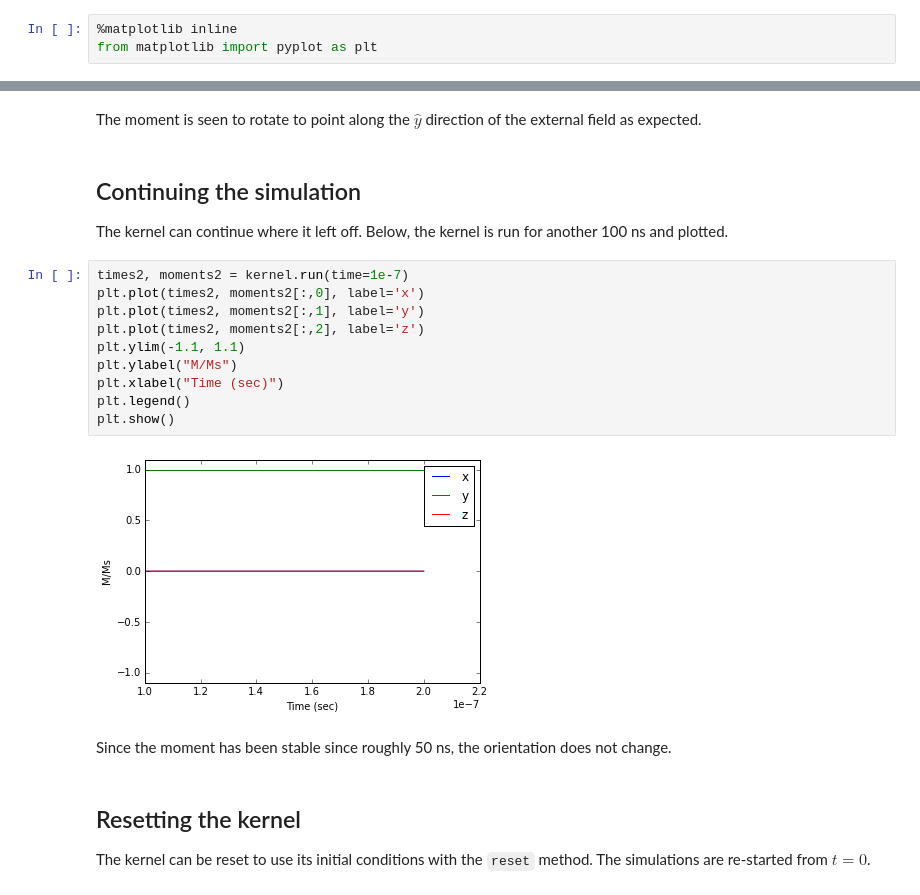
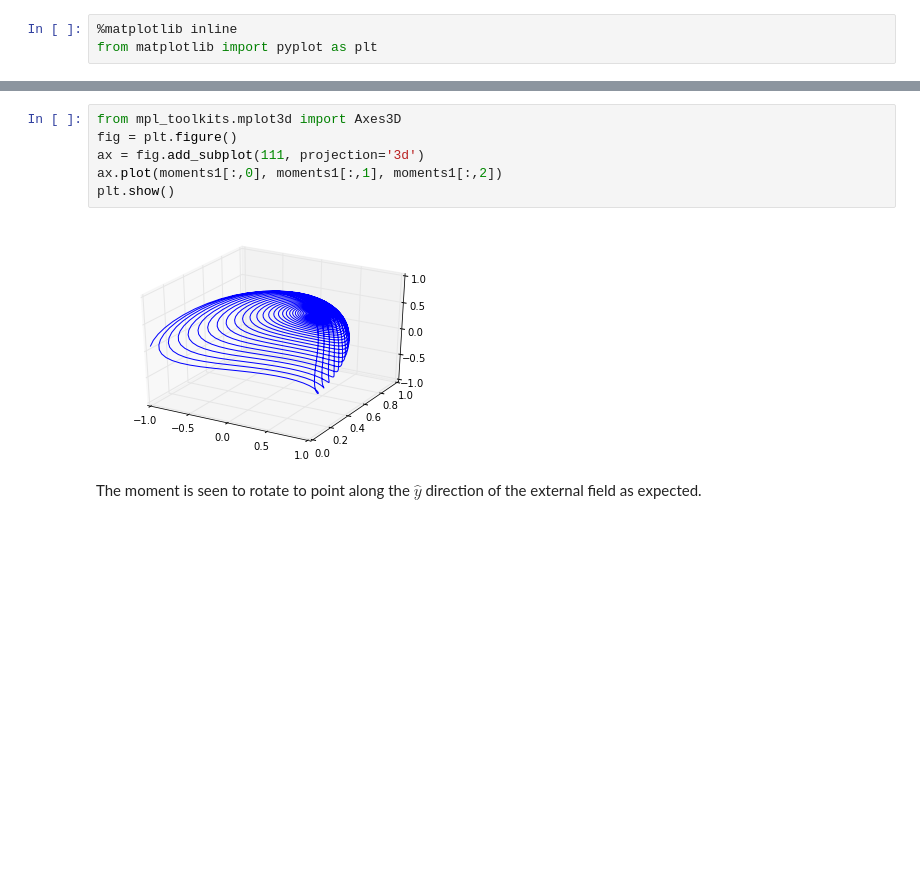
Before and after one commit to ralph-group/macrospin, a Jupyter notebook: examples/Anisotropy Macrospin Example.ipynb, the cells around one changed output, grey strips where cells are left out. Cells and saved outputs as stored; diff of their text form; blank space fills up the shorter version.

```diff
--- a/examples/Anisotropy Macrospin Example.ipynb
+++ b/examples/Anisotropy Macrospin Example.ipynb
@@ -54,22 +47,10 @@ TypeError: 'list' does not have the buffer interface
+# %%
+from mpl_toolkits.mplot3d import Axes3D
+fig = plt.figure()
+ax = fig.add_subplot(111, projection='3d')
+ax.plot(moments1[:,0], moments1[:,1], moments1[:,2])
+plt.show()
+# %% [output]
+[figure, added]
 # %% [markdown]
 The moment is seen to rotate to point along the $\hat{y}$ direction of the external field as expected.
-# %% [markdown]
-## Continuing the simulation ##
-The kernel can continue where it left off. Below, the kernel is run for another 100 ns and plotted.
-# %%
-times2, moments2 = kernel.run(time=1e-7)
-plt.plot(times2, moments2[:,0], label='x')
-plt.plot(times2, moments2[:,1], label='y')
-plt.plot(times2, moments2[:,2], label='z')
-plt.ylim(-1.1, 1.1)
-plt.ylabel("M/Ms")
-plt.xlabel("Time (sec)")
-plt.legend()
-plt.show()
-# %% [output]
-[figure, removed]
-# %% [markdown]
-Since the moment has been stable since roughly 50 ns, the orientation does not change.
-# %% [markdown]
-## Resetting the kernel ##
-The kernel can be reset to use its initial conditions with the `reset` method. The simulations are re-started from $t=0$.
```
Also changed, not shown: parts of 12 cells of this notebook, 5 other files.
